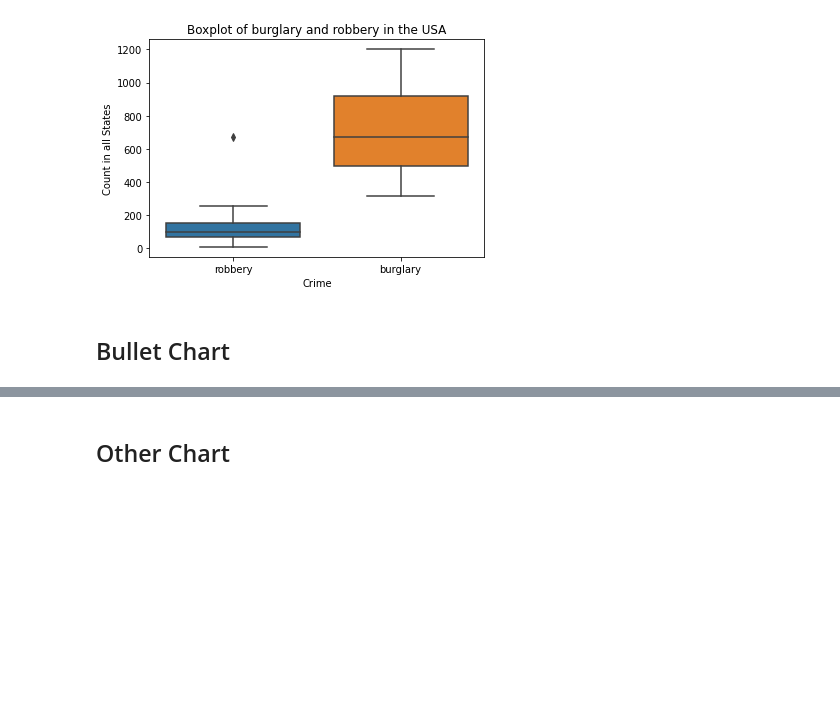
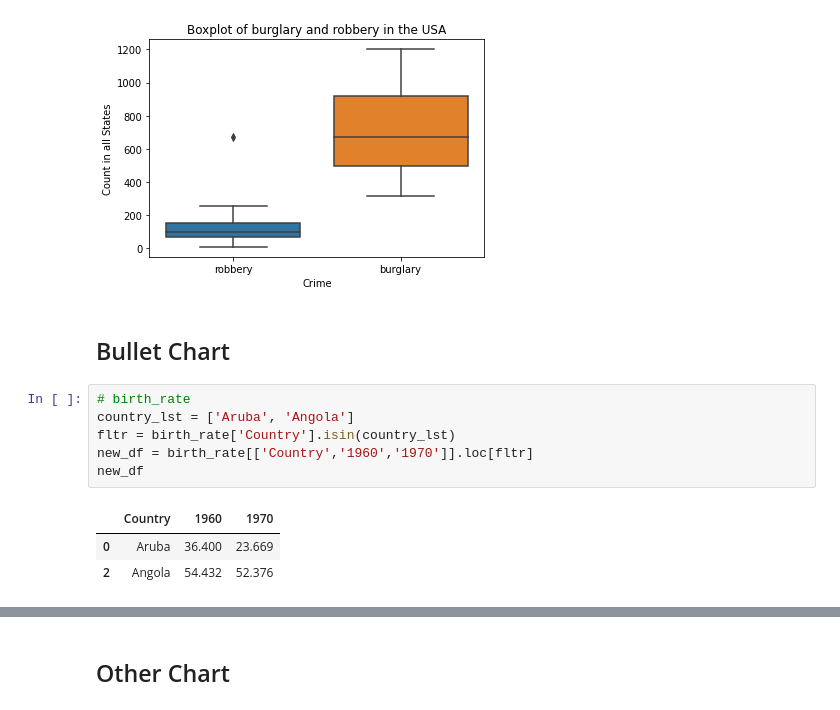
Before and after one commit to samantoz/dsc640-data_presentation, a Jupyter notebook: notebook/ex6.2.ipynb, the cells around one changed output, grey strips where cells are left out. Drawn from its saved outputs; the diff is of its cells as text; blank space fills up the shorter version.

```diff
--- a/notebook/ex6.2.ipynb
+++ b/notebook/ex6.2.ipynb
@@ -124,3 +124,13 @@ Text(0, 0.5, 'Count in all States')
 [figure]
 # %% [markdown]
 ## Bullet Chart
+# %%
+# birth_rate
+country_lst = ['Aruba', 'Angola']
+fltr = birth_rate['Country'].isin(country_lst)
+new_df = birth_rate[['Country','1960','1970']].loc[fltr]
+new_df
+# %% [output]
+|  | Country | 1960 | 1970 |
+| 0 | Aruba | 36.400 | 23.669 |
+| 2 | Angola | 54.432 | 52.376 |
```
Also changed, not shown: parts of 6 cells of this notebook.
